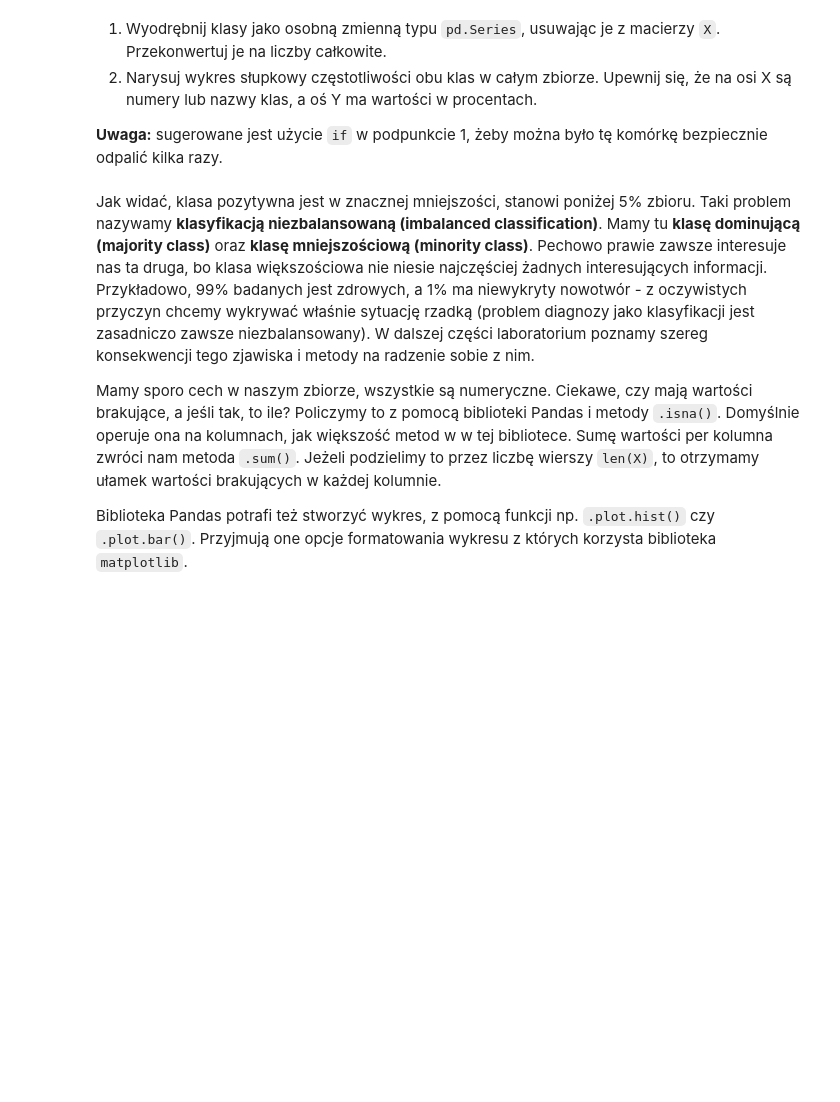
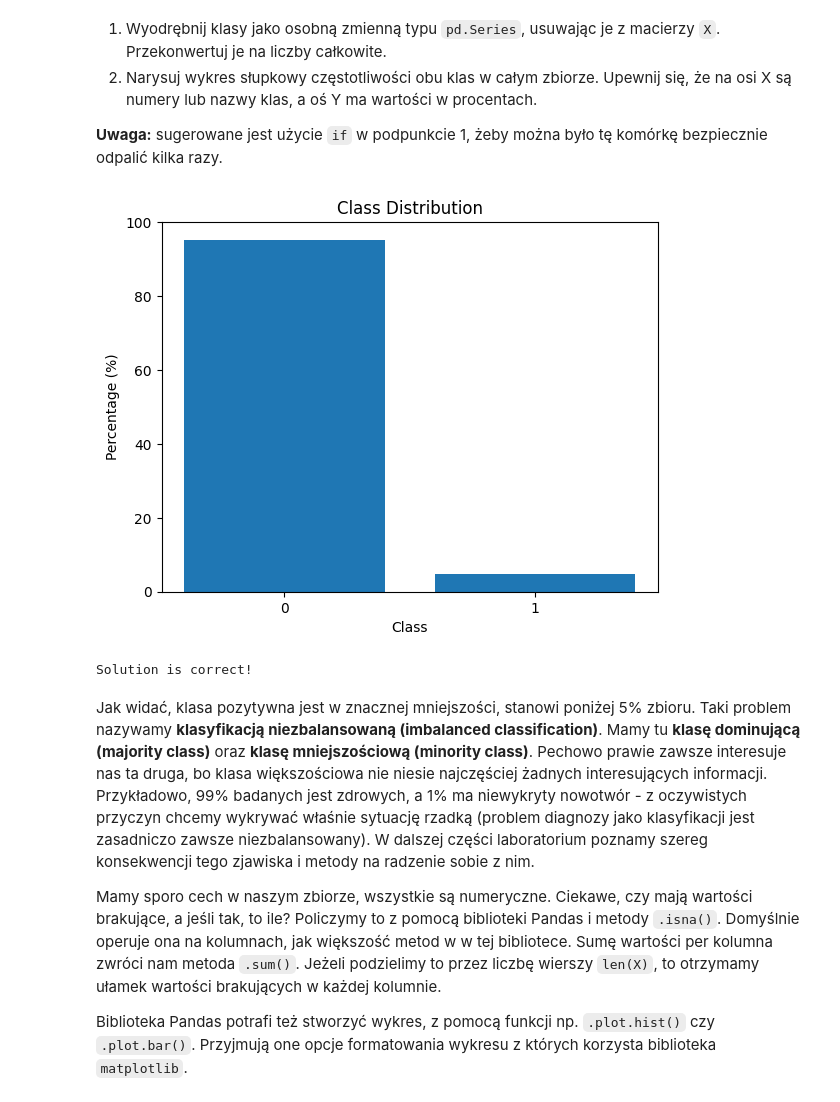
Before and after one commit to mateunow/sztuczna-inteligencja, a Jupyter notebook: lab2/lab_2.ipynb, the cells around one changed output. Cells and saved outputs as stored; diff of their text form; code cells hidden in the pictures; blank space fills up the shorter version.

```diff
--- a/lab2/lab_2.ipynb
+++ b/lab2/lab_2.ipynb
@@ -63,7 +125,26 @@ DataFrame zawiera 64 atrybuty numeryczne o zróżnicowanych rozkładach wartośc
+# %%
+# your_code
+import matplotlib.pyplot as plt
+
+if 'class' in X.columns:
+    y = pd.Series(X['class'])
+    y = y.astype(int)
+    X = X.drop(columns=['class'])
+
+class_counts = y.value_counts(normalize=True) * 100
+plt.bar(class_counts.index.astype(str), class_counts.values)
+plt.xlabel('Class')
+plt.ylabel('Percentage (%)')
+plt.title('Class Distribution')
+plt.show()
+# %% [output]
+[figure, added]
 # %%
 assert "class" not in X.columns
 
 print("Solution is correct!")
+# %% [output]
+Solution is correct!
 # %% [markdown]
 Jak widać, klasa pozytywna jest w znacznej mniejszości, stanowi poniżej 5% zbioru. Taki problem nazywamy **klasyfikacją niezbalansowaną (imbalanced classification)**. Mamy tu **klasę dominującą (majority class)** oraz **klasę mniejszościową (minority class)**. Pechowo prawie zawsze interesuje nas ta druga, bo klasa większościowa nie niesie najczęściej żadnych interesujących informacji. Przykładowo, 99% badanych jest zdrowych, a 1% ma niewykryty nowotwór - z oczywistych przyczyn chcemy wykrywać właśnie sytuację rzadką (problem diagnozy jako klasyfikacji jest zasadniczo zawsze niezbalansowany). W dalszej części laboratorium poznamy szereg konsekwencji tego zjawiska i metody na radzenie sobie z nim.
 
```
Also changed, not shown: parts of 21 cells of this notebook.
